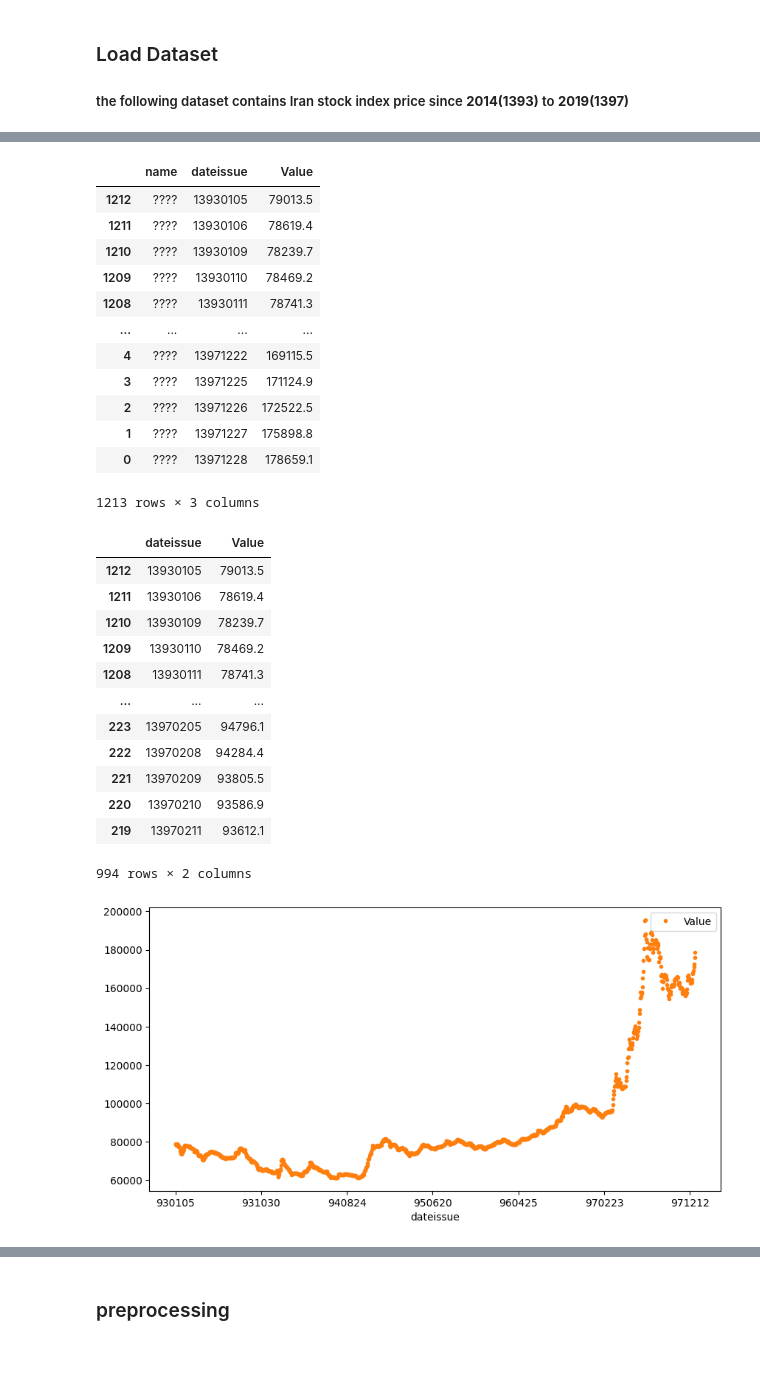
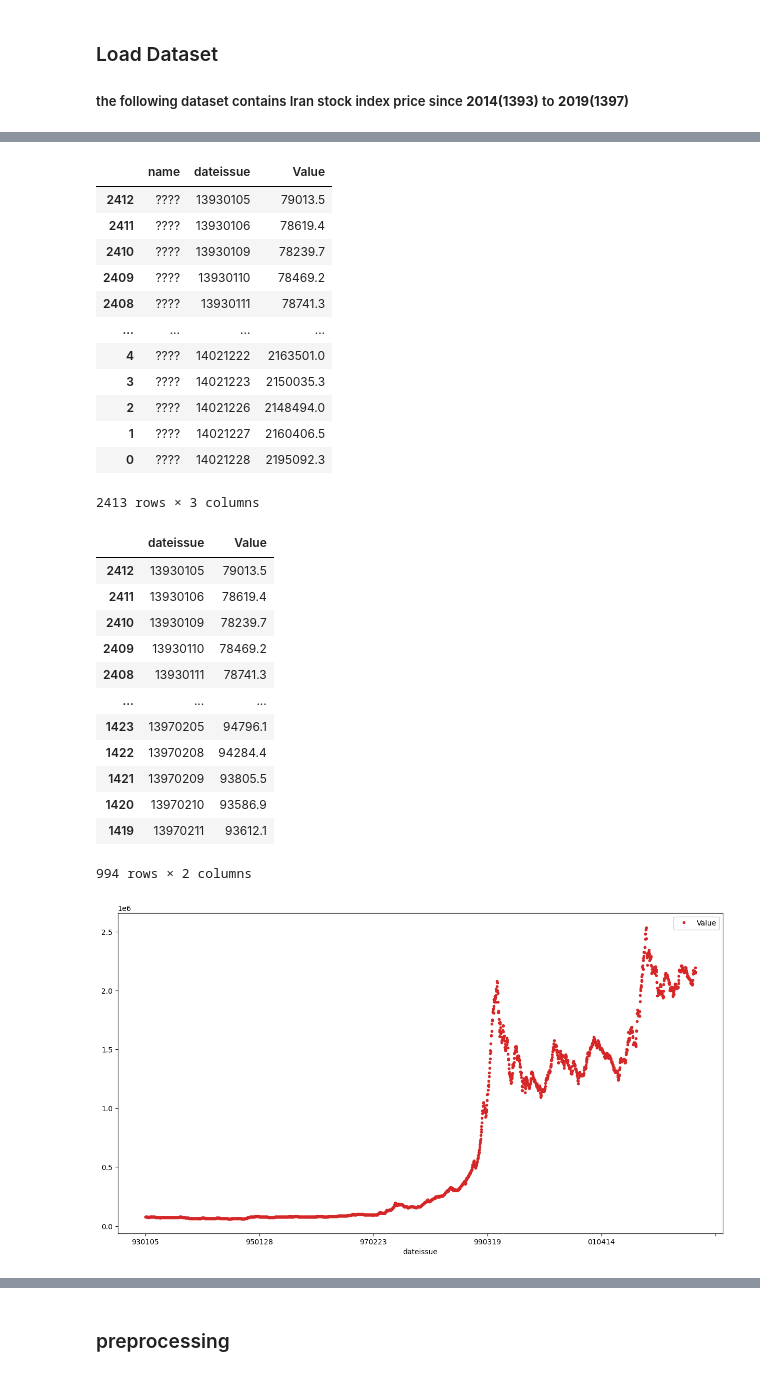
Before and after one commit to mohammadrezanorouzii/stock-price-prediction, a Jupyter notebook: main.ipynb, the cells around one changed output, grey strips where cells are left out. Cells and saved outputs as stored; diff of their text form; code cells hidden in the pictures.

```diff
--- a/main.ipynb
+++ b/main.ipynb
@@ -17,7 +17,8 @@ from sklearn.metrics import mean_squared_error
 ### Load Dataset
 ##### the following dataset contains Iran stock index price since **2014(1393)** to **2019(1397)**
 # %%
-df = pd.read_csv(r"C:\Users\moham\Documents\Projects\stock-price-prediction\data\1393-1397.csv")
+# df = pd.read_csv(r"C:\Users\moham\Documents\Projects\stock-price-prediction\data\1393-1397.csv")
+df = pd.read_csv(r"C:\Users\moham\Documents\Projects\stock-price-prediction\data\1393--1403.csv")
 df
 # %% [output]
 |  | name | dateissue | Value |
@@ -38,18 +39,18 @@ df = df.iloc[::-1]
 df
 # %% [output]
 |  | name | dateissue | Value |
-| 1212 | ???? | 13930105 | 79013.5 |
-| 1211 | ???? | 13930106 | 78619.4 |
-| 1210 | ???? | 13930109 | 78239.7 |
-| 1209 | ???? | 13930110 | 78469.2 |
-| 1208 | ???? | 13930111 | 78741.3 |
+| 2412 | ???? | 13930105 | 79013.5 |
+| 2411 | ???? | 13930106 | 78619.4 |
+| 2410 | ???? | 13930109 | 78239.7 |
+| 2409 | ???? | 13930110 | 78469.2 |
+| 2408 | ???? | 13930111 | 78741.3 |
 | ... | ... | ... | ... |
-| 4 | ???? | 13971222 | 169115.5 |
-| 3 | ???? | 13971225 | 171124.9 |
-| 2 | ???? | 13971226 | 172522.5 |
-| 1 | ???? | 13971227 | 175898.8 |
-| 0 | ???? | 13971228 | 178659.1 |
+| 4 | ???? | 14021222 | 2163501.0 |
+| 3 | ???? | 14021223 | 2150035.3 |
+| 2 | ???? | 14021226 | 2148494.0 |
+| 1 | ???? | 14021227 | 2160406.5 |
+| 0 | ???? | 14021228 | 2195092.3 |
-1213 rows × 3 columns
+2413 rows × 3 columns
 # %%
 df = df[["dateissue" , "Value"]] # delete شاخص column
 # %%
@@ -60,25 +61,25 @@ df2 = df[df["dateissue"] <= 13970211]
 df2
 # %% [output]
 |  | dateissue | Value |
-| 1212 | 13930105 | 79013.5 |
-| 1211 | 13930106 | 78619.4 |
-| 1210 | 13930109 | 78239.7 |
-| 1209 | 13930110 | 78469.2 |
-| 1208 | 13930111 | 78741.3 |
+| 2412 | 13930105 | 79013.5 |
+| 2411 | 13930106 | 78619.4 |
+| 2410 | 13930109 | 78239.7 |
+| 2409 | 13930110 | 78469.2 |
+| 2408 | 13930111 | 78741.3 |
 | ... | ... | ... |
-| 223 | 13970205 | 94796.1 |
-| 222 | 13970208 | 94284.4 |
-| 221 | 13970209 | 93805.5 |
-| 220 | 13970210 | 93586.9 |
-| 219 | 13970211 | 93612.1 |
+| 1423 | 13970205 | 94796.1 |
+| 1422 | 13970208 | 94284.4 |
+| 1421 | 13970209 | 93805.5 |
+| 1420 | 13970210 | 93586.9 |
+| 1419 | 13970211 | 93612.1 |
 994 rows × 2 columns
 # %%
 df['dateissue'] = df['dateissue'].apply(lambda x: str(x)[-6:])
-df.plot( x="dateissue", y="Value", style='.', figsize=(10,5), color=color_pal[1])
+df.plot( x="dateissue", y="Value", style='.', figsize=(15,8), color=color_pal[3])
 clear_output()
 plt.show()
 # %% [output]
-[figure, old version]
+[figure, new version]
 # %%
 df1['dateissue'] = df1['dateissue'].apply(lambda x: str(x)[-6:])
 df2['dateissue'] = df2['dateissue'].apply(lambda x: str(x)[-6:])
```
Also changed, not shown: parts of 22 cells of this notebook, 7 other files.
